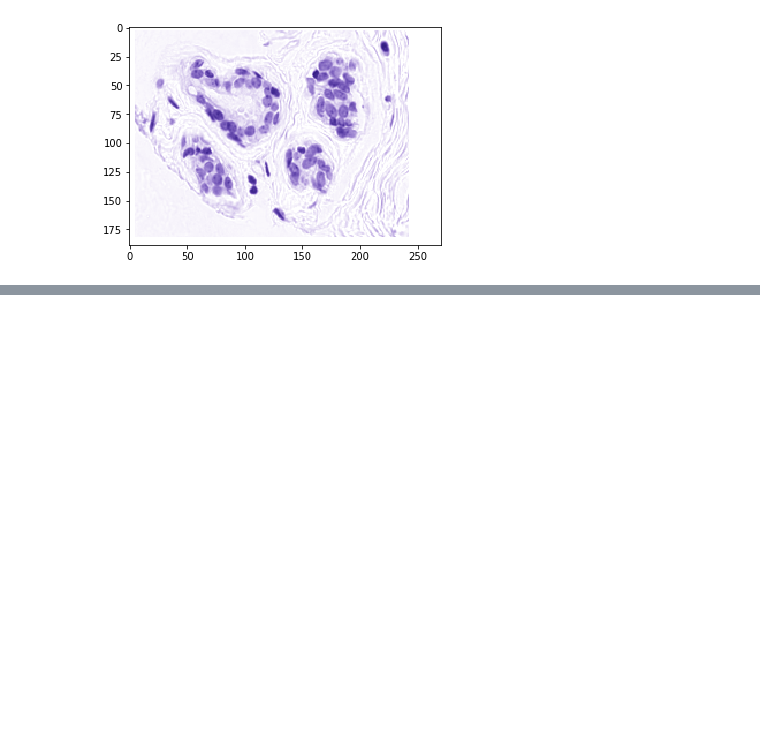
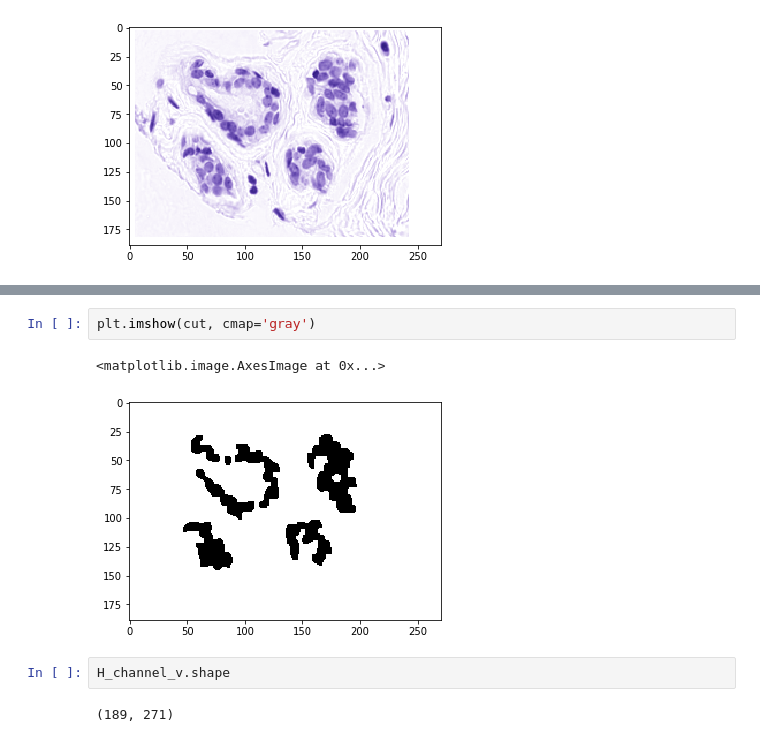
Before and after one commit to saketkc/pyvirchow, a Jupyter notebook: notebooks/04.Normalization-demo.ipynb, the cells around one changed output, grey strips where cells are left out. Drawn from its saved outputs; the diff is of its cells as text; blank space fills up the shorter version.

```diff
--- a/notebooks/04.Normalization-demo.ipynb
+++ b/notebooks/04.Normalization-demo.ipynb
@@ -1028,0 +1022,9 @@ macenko_fit.get_hematoxylin_stain()
+# %%
+plt.imshow(cut, cmap='gray')
+# %% [output]
+<matplotlib.image.AxesImage at 0x...>
+[figure, added]
+# %%
+H_channel_v.shape
+# %% [output]
+(189, 271)
```
Also changed, not shown: parts of 26 cells of this notebook, 8 other files.
